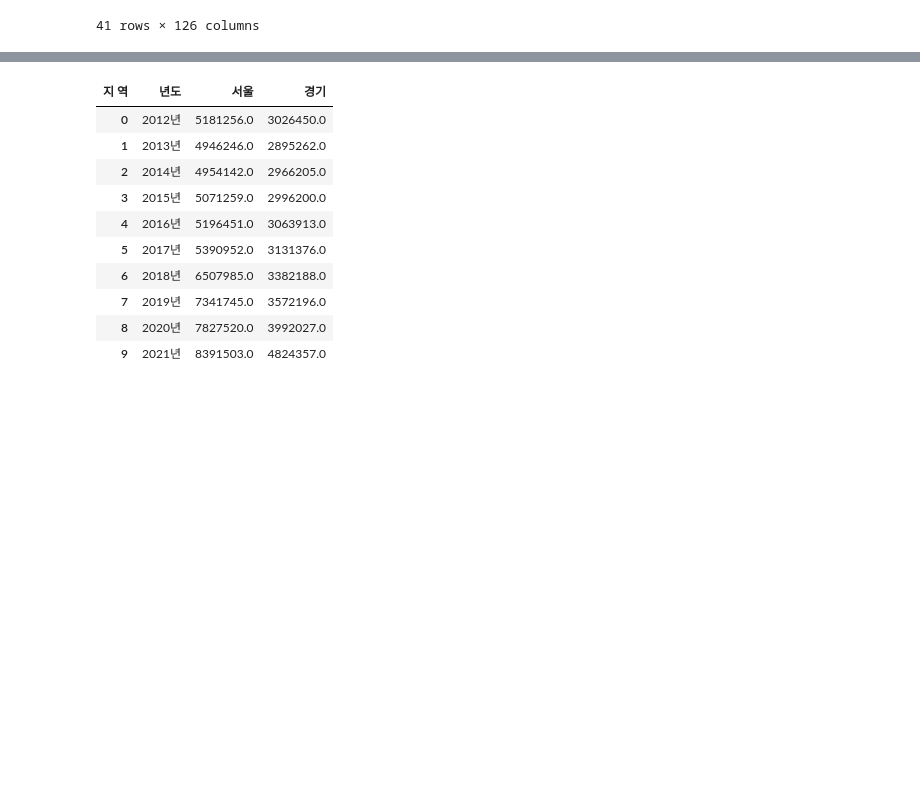
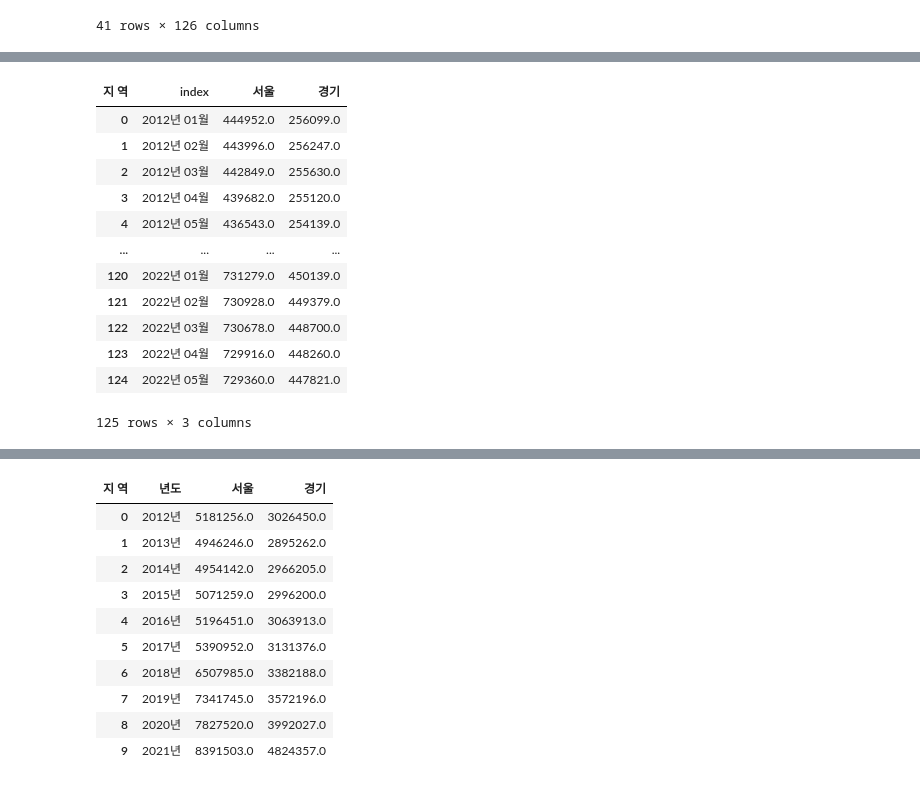
Before and after one commit to HBinble/StudyPython_Advanced, a Jupyter notebook: MiniProject_1차/2_인구이동_주택.ipynb, the cells around one changed output, grey strips where cells are left out. Drawn from its saved outputs; the diff is of its cells as text; code cells hidden in the pictures; blank space fills up the shorter version.

```diff
--- a/MiniProject_1차/2_인구이동_주택.ipynb
+++ b/MiniProject_1차/2_인구이동_주택.ipynb
@@ -69,0 +76,17 @@ df_s_g = df_s_g.reset_index(drop=True)
+# %%
+df_s_g_T = df_s_g.set_index("지 역").T.reset_index()
+df_s_g_T
+# %% [output]
+| 지 역 | index | 서울 | 경기 |
+| 0 | 2012년 01월 | 444952.0 | 256099.0 |
+| 1 | 2012년 02월 | 443996.0 | 256247.0 |
+| 2 | 2012년 03월 | 442849.0 | 255630.0 |
+| 3 | 2012년 04월 | 439682.0 | 255120.0 |
+| 4 | 2012년 05월 | 436543.0 | 254139.0 |
+| ... | ... | ... | ... |
+| 120 | 2022년 01월 | 731279.0 | 450139.0 |
+| 121 | 2022년 02월 | 730928.0 | 449379.0 |
+| 122 | 2022년 03월 | 730678.0 | 448700.0 |
+| 123 | 2022년 04월 | 729916.0 | 448260.0 |
+| 124 | 2022년 05월 | 729360.0 | 447821.0 |
+125 rows × 3 columns
```
Also changed, not shown: parts of 5 cells of this notebook, 45 other files.
